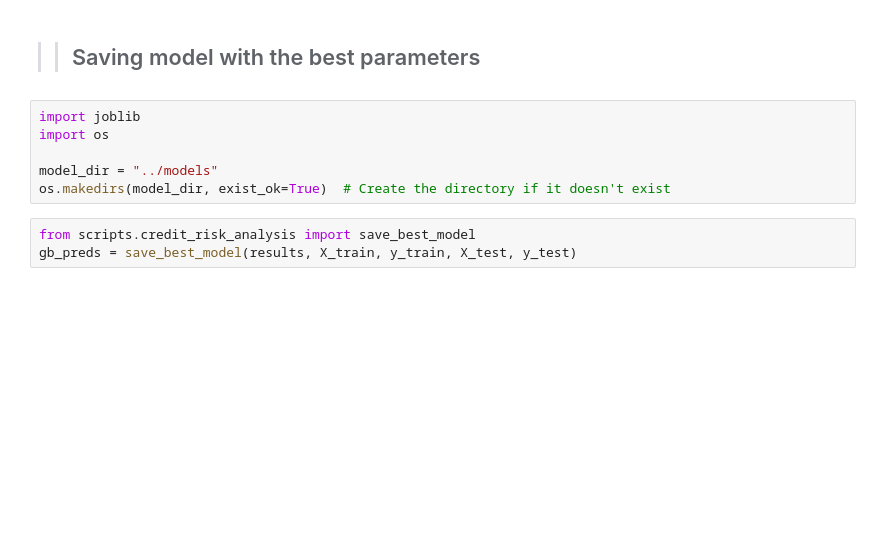
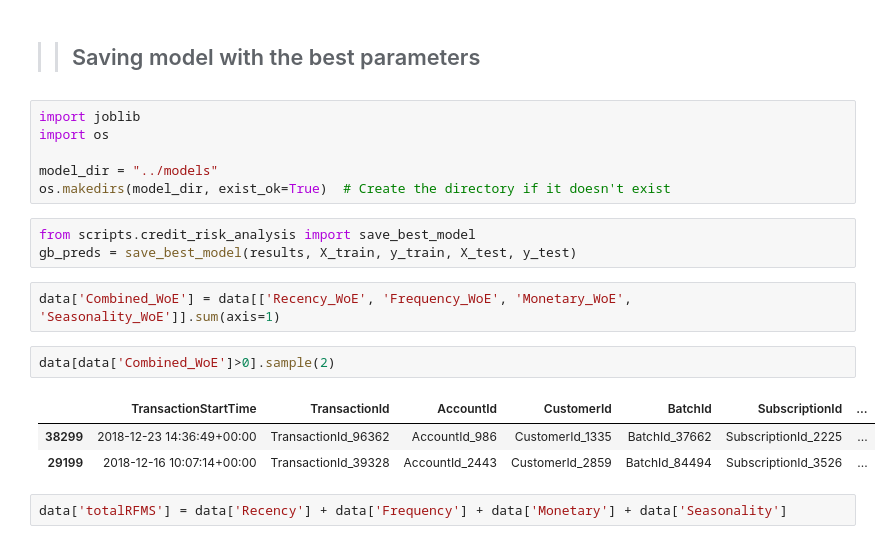
Before and after one commit to hanaDemma/Credit-Scoring_and_Risk-Analysis-week-6, a Jupyter notebook: notebooks/exploratory_analysis.ipynb, the cells around one changed output. Drawn from its saved outputs; the diff is of its cells as text; blank space fills up the shorter version.

```diff
--- a/notebooks/exploratory_analysis.ipynb
+++ b/notebooks/exploratory_analysis.ipynb
@@ -735,3 +719,13 @@ os.makedirs(model_dir, exist_ok=True)  # Create the directory if it doesn't exis
 # %%
 from scripts.credit_risk_analysis import save_best_model
 gb_preds = save_best_model(results, X_train, y_train, X_test, y_test)
+# %%
+data['Combined_WoE'] = data[['Recency_WoE', 'Frequency_WoE', 'Monetary_WoE', 'Seasonality_WoE']].sum(axis=1)
+# %%
+data[data['Combined_WoE']>0].sample(2)
+# %% [output]
+|  | TransactionStartTime | TransactionId | AccountId | CustomerId | BatchId | SubscriptionId | ... |
+| 38299 | 2018-12-23 14:36:49+00:00 | TransactionId_96362 | AccountId_986 | CustomerId_1335 | BatchId_37662 | SubscriptionId_2225 | ... |
+| 29199 | 2018-12-16 10:07:14+00:00 | TransactionId_39328 | AccountId_2443 | CustomerId_2859 | BatchId_84494 | SubscriptionId_3526 | ... |
+# %%
+data['totalRFMS'] = data['Recency'] + data['Frequency'] + data['Monetary'] + data['Seasonality']
```
Also changed, not shown: parts of 10 cells of this notebook, 5 other files.
